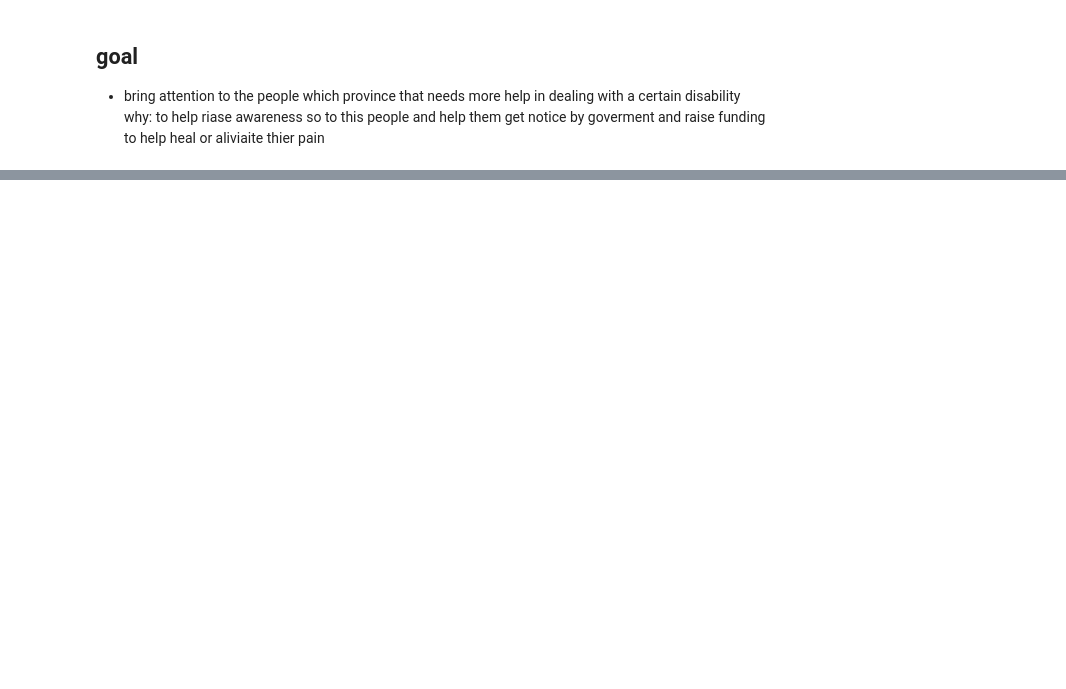
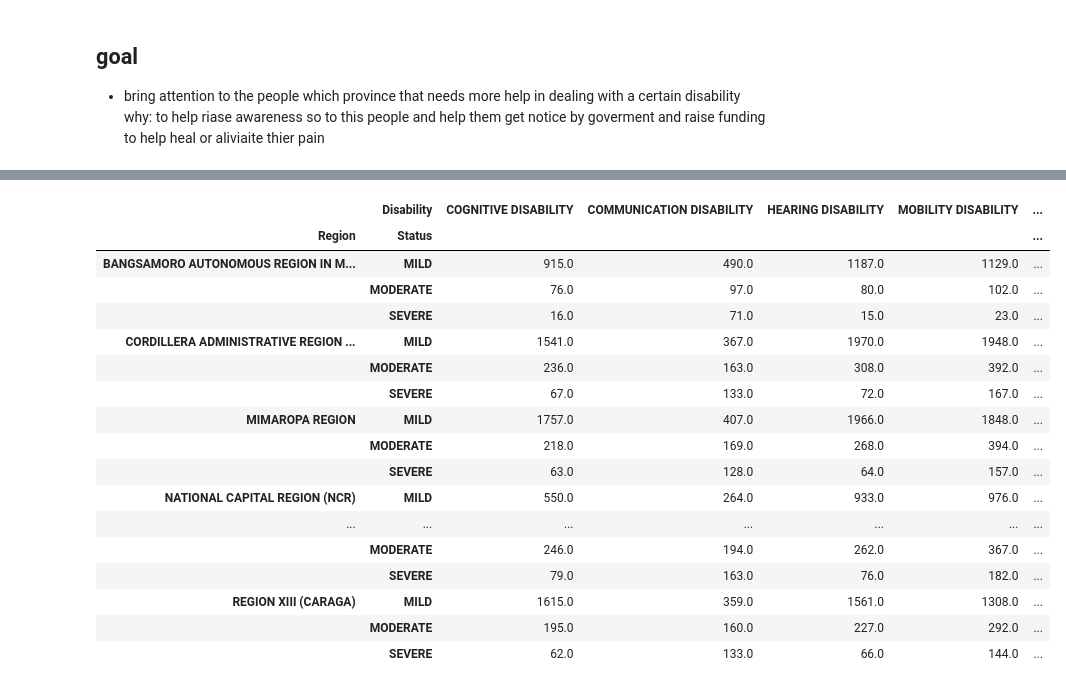
Before and after one commit to Jkianboringot/new-functional-disability, a Jupyter notebook: analyzing_functional_difficulty.ipynb, the cells around one changed output, grey strips where cells are left out. Drawn from its saved outputs; the diff is of its cells as text; code cells hidden in the pictures; blank space fills up the shorter version.

```diff
--- a/analyzing_functional_difficulty.ipynb
+++ b/analyzing_functional_difficulty.ipynb
@@ -120,0 +85,25 @@ df.rename(columns={"Household Population 5 Years Old and Over with Functional Di
+# %%
+region_total_population["Region"]=region_total_population["Region"].str.upper().str.strip()
+# %%
+disability_by_region = (
+    df.loc[(df["Sex"] == "ALL SEX")& (df["Status"] != "ALL") ]
+    .groupby(["Disability", "Region","Status"], as_index=False)["Total Functional Difficulty"]
+    .sum()
+    .assign(
+        Region=lambda x: x["Region"]
+
+        .str.replace("^NATIONAL CAPITAL REGION$", "NATIONAL CAPITAL REGION (NCR)", regex=True)
+    )
+)
+# %%
+
+# i need to unfilter this by severe
+# i need  to standardize the region names and status
+total_disability_population=pd.merge(disability_by_region,region_total_population,on="Region",how="left")
+total_disability_population["Person affected by disability per 100k"]=np.ceil(total_disability_population['Total Functional Difficulty']
+                                                                       /total_disability_population['Population']
+                                                                       * 100000)
+
+def func(x):
+    return total_disability_population.loc[total_disability_population["Status"]==str(x).upper().strip()]
+func("mild") # will put in try catch later to catch errors like spelling and spacing as whre it can filter to certain disability
@@ -120,0 +124,23 @@ df.rename(columns={"Household Population 5 Years Old and Over with Functional Di
+# %%
+total_disability_population_pivot=total_disability_population.pivot_table(index=["Region","Status"],columns=["Disability"])
+total_disability_population_pivot["Person affected by disability per 100k"]
+# ok this is shit need to clean up
+# %% [output]
+|  | Disability | COGNITIVE DISABILITY | COMMUNICATION DISABILITY | HEARING DISABILITY | MOBILITY DISABILITY | ... |
+| Region | Status |  |  |  |  | ... |
+| BANGSAMORO AUTONOMOUS REGION IN M... | MILD | 915.0 | 490.0 | 1187.0 | 1129.0 | ... |
+|  | MODERATE | 76.0 | 97.0 | 80.0 | 102.0 | ... |
+|  | SEVERE | 16.0 | 71.0 | 15.0 | 23.0 | ... |
+| CORDILLERA ADMINISTRATIVE REGION ... | MILD | 1541.0 | 367.0 | 1970.0 | 1948.0 | ... |
+|  | MODERATE | 236.0 | 163.0 | 308.0 | 392.0 | ... |
+|  | SEVERE | 67.0 | 133.0 | 72.0 | 167.0 | ... |
+| MIMAROPA REGION | MILD | 1757.0 | 407.0 | 1966.0 | 1848.0 | ... |
+|  | MODERATE | 218.0 | 169.0 | 268.0 | 394.0 | ... |
+|  | SEVERE | 63.0 | 128.0 | 64.0 | 157.0 | ... |
+| NATIONAL CAPITAL REGION (NCR) | MILD | 550.0 | 264.0 | 933.0 | 976.0 | ... |
+| ... | ... | ... | ... | ... | ... | ... |
+|  | MODERATE | 246.0 | 194.0 | 262.0 | 367.0 | ... |
+|  | SEVERE | 79.0 | 163.0 | 76.0 | 182.0 | ... |
+| REGION XIII (CARAGA) | MILD | 1615.0 | 359.0 | 1561.0 | 1308.0 | ... |
+|  | MODERATE | 195.0 | 160.0 | 227.0 | 292.0 | ... |
+|  | SEVERE | 62.0 | 133.0 | 66.0 | 144.0 | ... |
```
Also changed, not shown: parts of 27 cells of this notebook, 16 other files.
